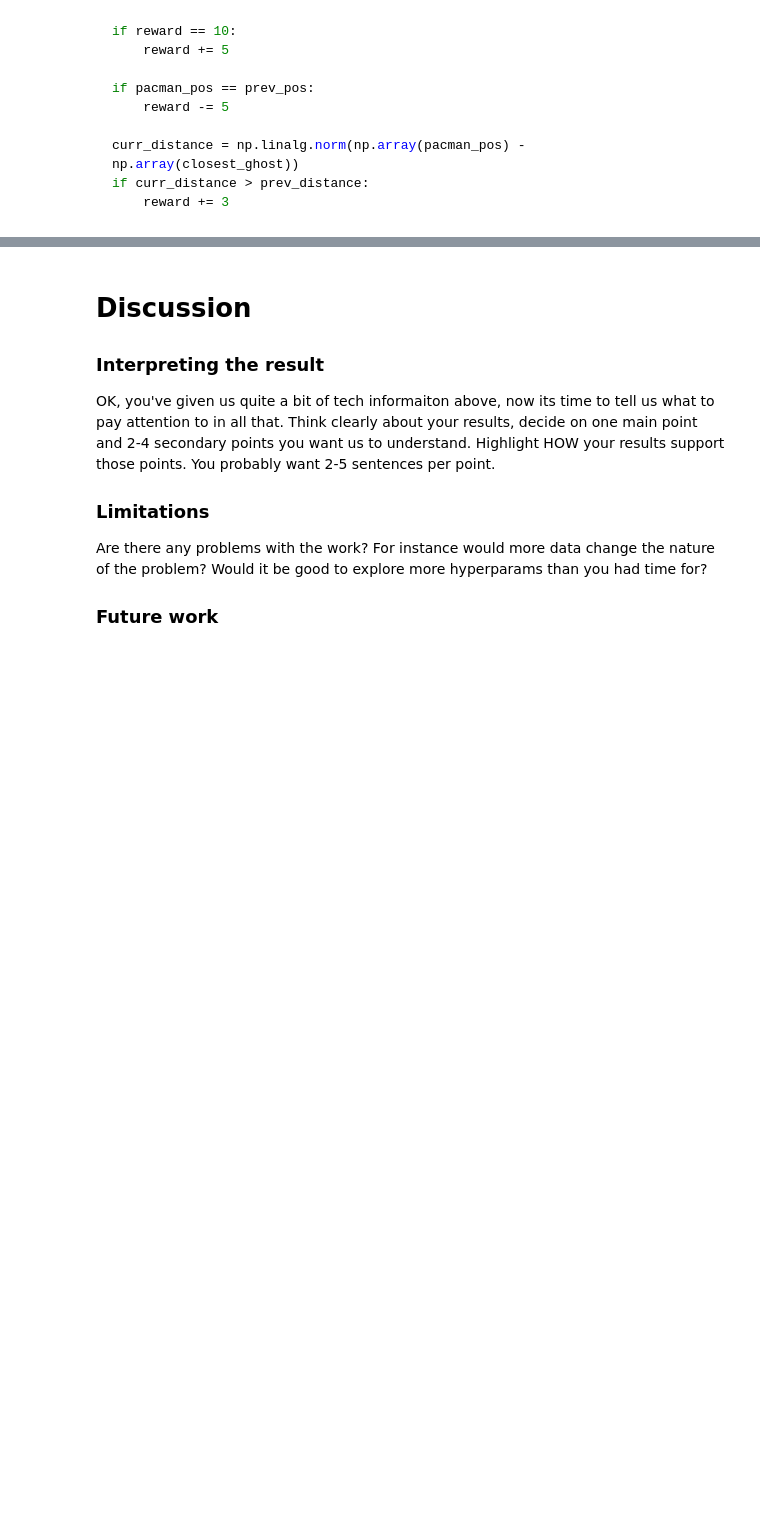
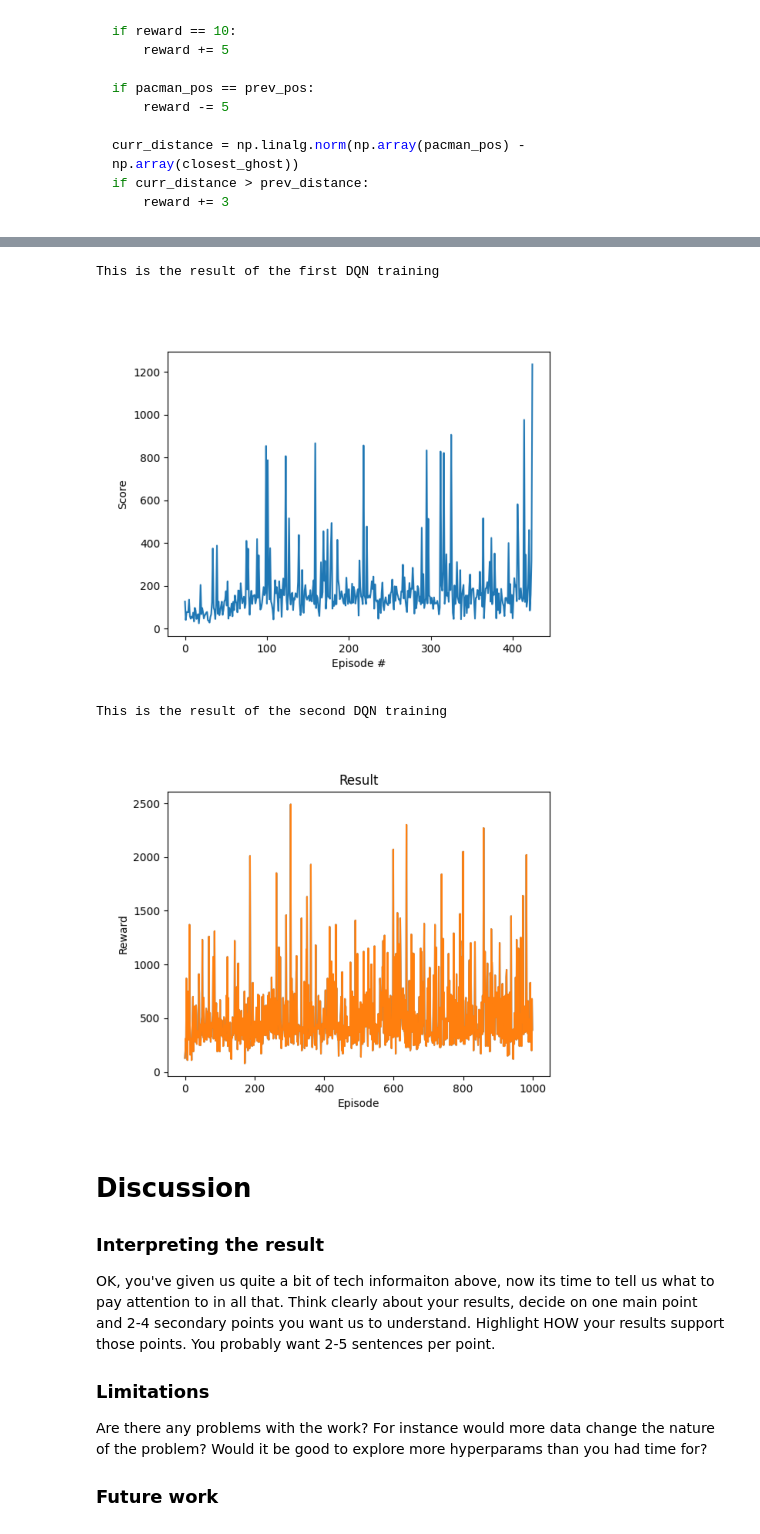
Before and after one commit to aublanco/COGS188_Pacman_Reinforcement_Learning, a Jupyter notebook: FinalProject_YourGroupNameHere.ipynb, the cells around one changed output, grey strips where cells are left out. Saved outputs shown, nothing was run; the diff lists cells and outputs as text; code cells hidden in the pictures; blank space fills up the shorter version.

Commit message:
Added DQN Proposed Solution and Results

```diff
--- a/FinalProject_YourGroupNameHere.ipynb
+++ b/FinalProject_YourGroupNameHere.ipynb
@@ -156,3 +171,27 @@ if curr_distance > prev_distance:
+# %%
+import matplotlib.pyplot as plt
+import matplotlib.image as mpimg
+
+print('This is the result of the first DQN training')
+path1 = 'Reward Plots/dqn_training_scores.png'
+img = mpimg.imread(path1)
+
+plt.imshow(img)
+plt.axis('off')
+plt.show()
+
+print('This is the result of the second DQN training')
+path2 = 'Reward Plots/rewards_plot_dqn.png'
+img2 = mpimg.imread(path2)
+
+plt.imshow(img2)
+plt.axis('off')
+plt.show()
+# %% [output]
+This is the result of the first DQN training
+[figure, added]
+This is the result of the second DQN training
+[figure, added]
 # %% [markdown]
 # Discussion
 
```
Also changed, not shown: parts of 3 cells of this notebook.
